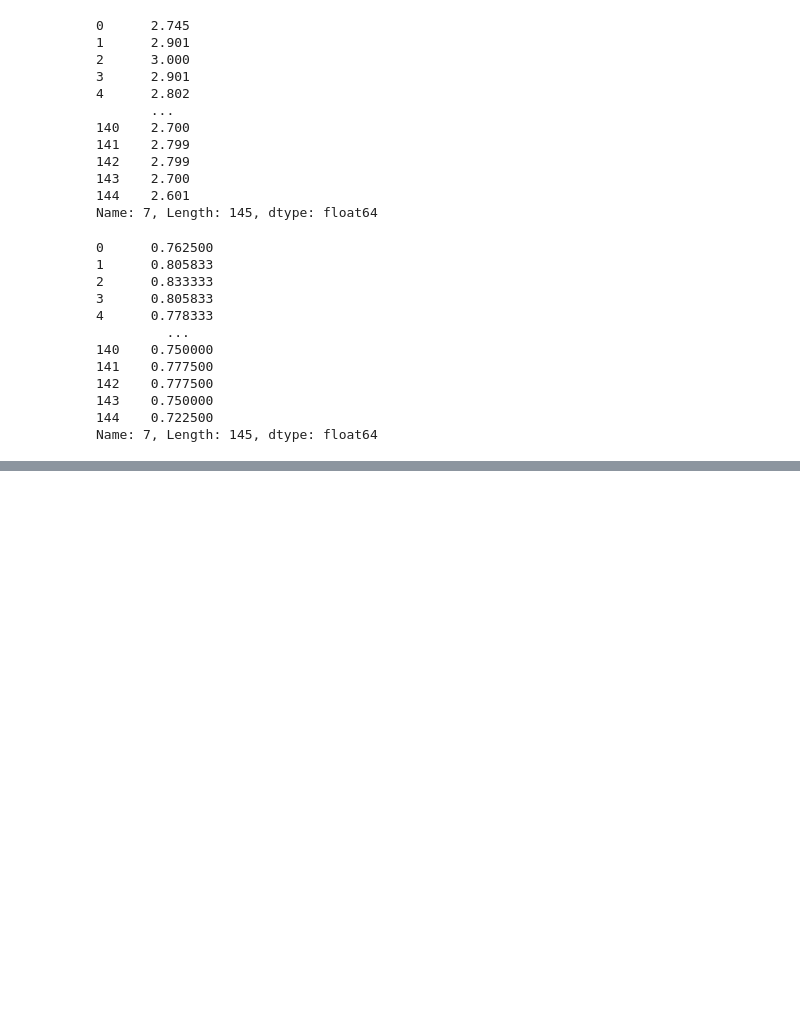
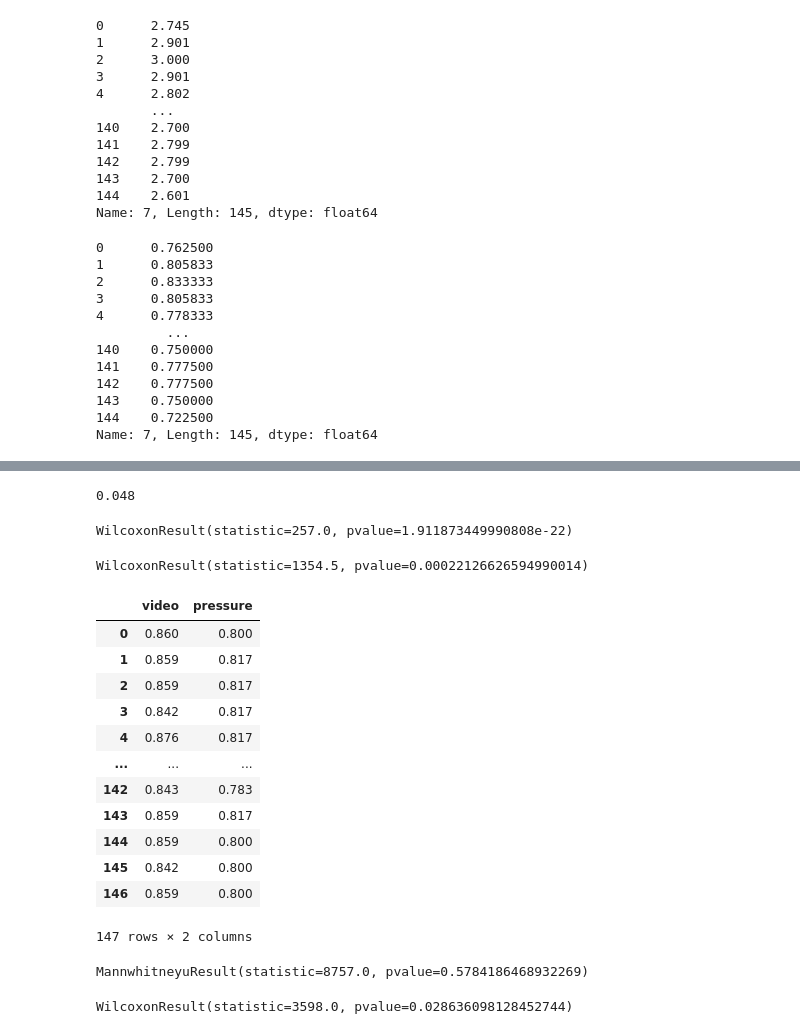
Before and after one commit to taeoowl/gait, a Jupyter notebook: gait/anno_test/anno.ipynb, the cells around one changed output, grey strips where cells are left out. Saved outputs shown, nothing was run; the diff lists cells and outputs as text; code cells hidden in the pictures; blank space fills up the shorter version.

```diff
--- a/gait/anno_test/anno.ipynb
+++ b/gait/anno_test/anno.ipynb
@@ -829,0 +875,8 @@ plt.show()
+# %%
+0.016*3
+# %% [output]
+0.048
+# %%
+wilcoxon(x, y,  mode='auto')
+# %% [output]
+WilcoxonResult(statistic=257.0, pvalue=1.911873449990808e-22)
@@ -829,0 +885,22 @@ plt.show()
+# %%
+df = pd.read_csv('D:/gait_dataset/gilon/220602_신수종_3km_annotation.txt')
+# %% [output]
+WilcoxonResult(statistic=1354.5, pvalue=0.00022126626594990014)
+# %%
+df = pd.read_csv('D:/gait_dataset/gilon/220602_신수종_3km_annotation.txt')
+# %%
+df
+# %% [output]
+|  | video | pressure |
+| 0 | 0.860 | 0.800 |
+| 1 | 0.859 | 0.817 |
+| 2 | 0.859 | 0.817 |
+| 3 | 0.842 | 0.817 |
+| 4 | 0.876 | 0.817 |
+| ... | ... | ... |
+| 142 | 0.843 | 0.783 |
+| 143 | 0.859 | 0.817 |
+| 144 | 0.859 | 0.800 |
+| 145 | 0.842 | 0.800 |
+| 146 | 0.859 | 0.800 |
+147 rows × 2 columns
@@ -829,0 +909,8 @@ plt.show()
+# %%
+scipy.stats.mannwhitneyu(df.video, df.pressure)
+# %% [output]
+MannwhitneyuResult(statistic=8757.0, pvalue=0.5784186468932269)
+# %%
+wilcoxon(df.video, df.pressure,  mode='auto')
+# %% [output]
+WilcoxonResult(statistic=3598.0, pvalue=0.028636098128452744)
```
Also changed, not shown: parts of 32 cells of this notebook, 1 other file.
